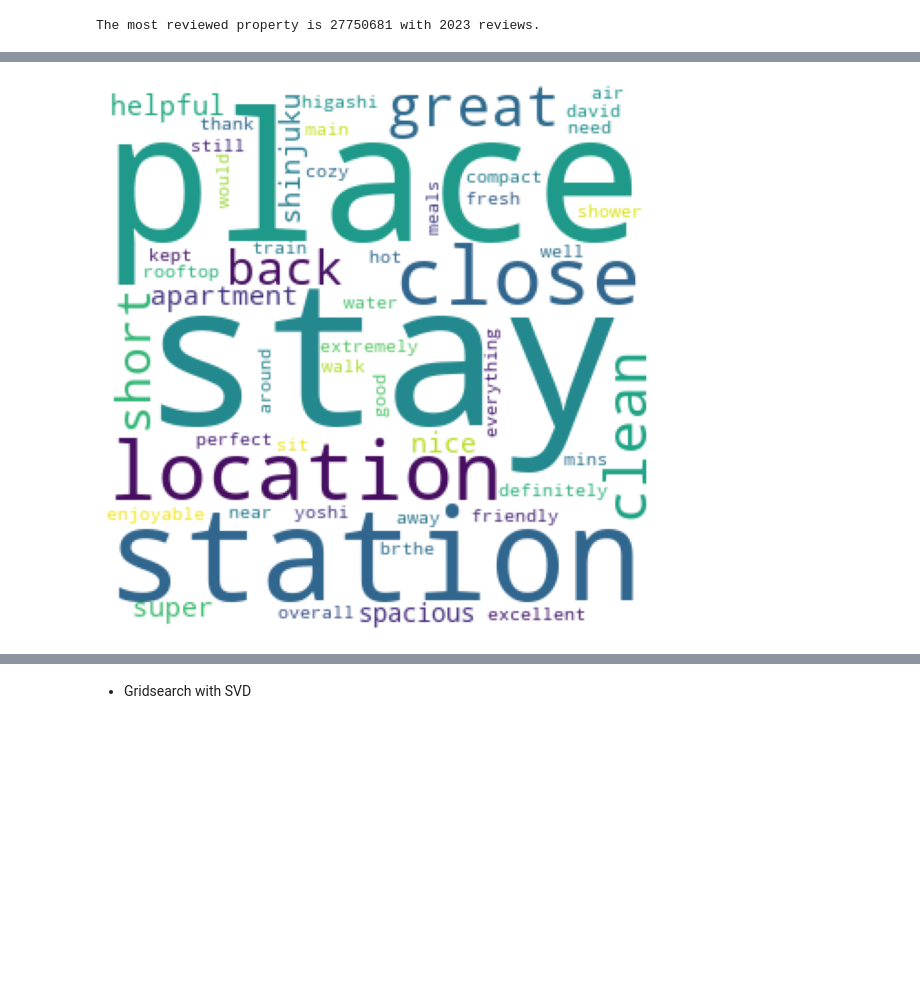
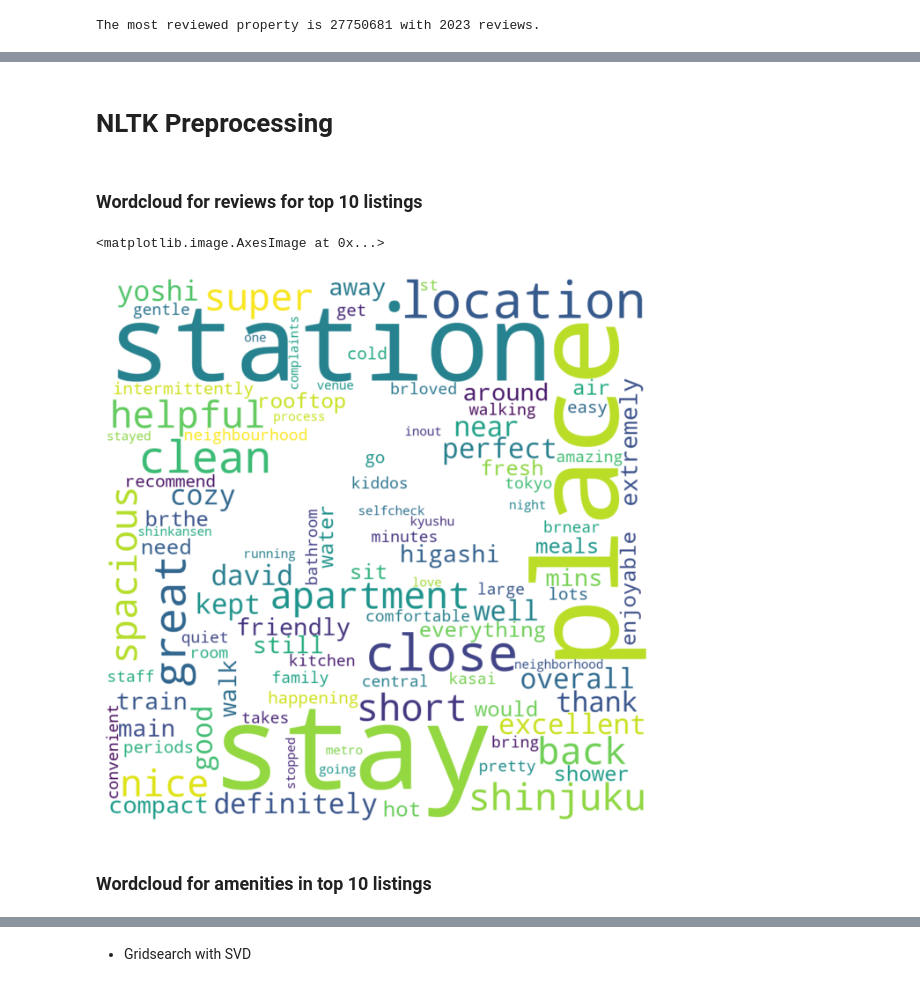
Before and after one commit to hthota1/Airbnb-Recommendation-System-Japan, a Jupyter notebook: airbnb_analysis.ipynb, the cells around one changed output, grey strips where cells are left out. Drawn from its saved outputs; the diff is of its cells as text; code cells hidden in the pictures; blank space fills up the shorter version.

```diff
--- a/airbnb_analysis.ipynb
+++ b/airbnb_analysis.ipynb
@@ -39,5 +66,5 @@ warnings.filterwarnings('ignore')
 # %%
-#reviews_df = pd.read_csv('data/reviews.csv')
+reviews_df = pd.read_csv('data/extracted_files/reviews.csv')
 # %%
 reviews_df.info()
 # %% [output]
@@ -68,5 +93,5 @@ reviews_df.head()
 # %%
-#listings = pd.read_csv('data/listings.csv')
+listings = pd.read_csv('data/extracted_files/listings.csv')
 # %%
 listings.info()
 # %% [output]
@@ -556,13 +560,0 @@ Name: count, dtype: int64
-# %%
-sns.set_palette("colorblind")
-plt.figure(figsize=(12, 6))
-
-sns.barplot(x=top_amenities_counts.index, y=top_amenities_counts.values)
-
-plt.xticks(rotation=45, ha='right')
-
-plt.title('Top Amenities')
-plt.xlabel('Amenity')
-plt.ylabel('Count')
-plt.tight_layout()
-plt.show()
@@ -702,21 +655,29 @@ plt.show()
+# %% [markdown]
+# NLTK Preprocessing
+# %% [markdown]
+### **Wordcloud for reviews for top 10 listings**
 # %%
-# Wordcloud for reviews for top 10 listings
 all_comments = ' '.join(top_10_listings_details['comments'].astype(str))
+# Convert to lowercase
 all_comments = all_comments.lower()
+# Remove punctuation
 all_comments = re.sub(r'[^\w\s]', '', all_comments)
+# Remove Stopwords
 stop_words = set(stopwords.words('english'))
+
 all_comments = ' '.join([word for word in all_comments.split() if word not in stop_words])
 
+mask_image = np.array(Image.open('images/house.png'))
+plt.figure(figsize = (8, 8), facecolor = None)
 wordcloud = WordCloud(width = 300, height = 300,
                 background_color ='white',
-                stopwords = set(),
+                stopwords = set(), mask=mask_image,
                 min_font_size = 10).generate(all_comments)
 
-plt.figure(figsize = (8, 8), facecolor = None)
-plt.imshow(wordcloud)
 plt.axis("off")
-plt.tight_layout(pad = 0)
-
-plt.show()
+plt.imshow(wordcloud, interpolation='bilinear')
 # %% [output]
+<matplotlib.image.AxesImage at 0x...>
-[figure, old version]
+[figure, new version]
+# %% [markdown]
+### **Wordcloud for amenities in top 10 listings**
```
Also changed, not shown: parts of 143 cells of this notebook.
